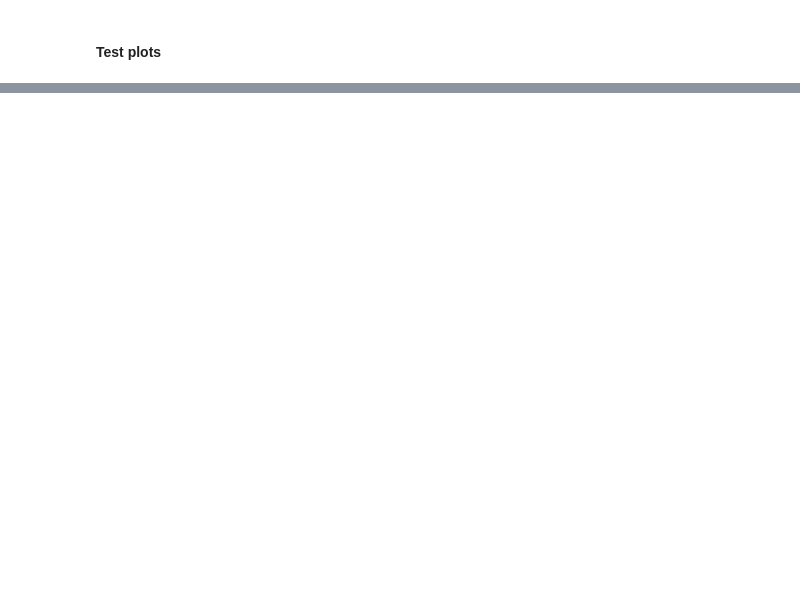
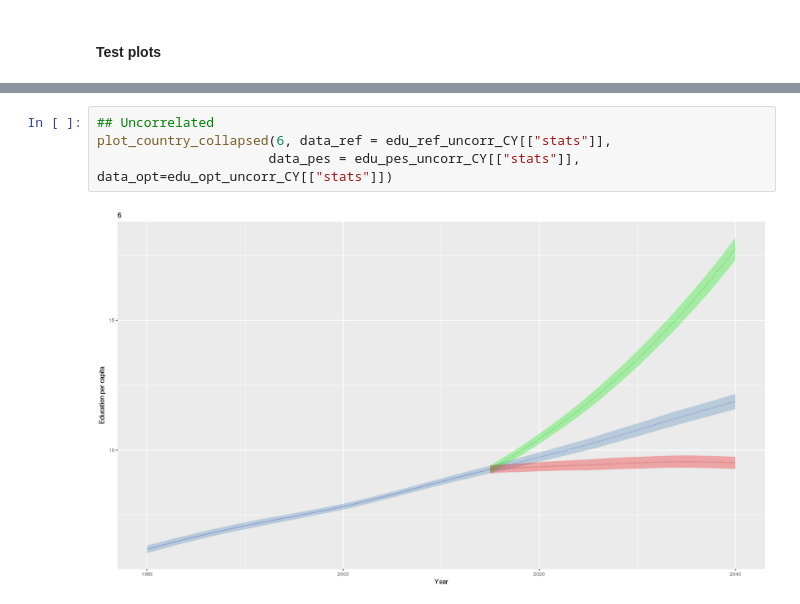
Before and after one commit to sadatnfs/copula, a Jupyter notebook: correlating_edu_LDI_TFR/1_correlating_within_edu.ipynb, the cells around one changed output, grey strips where cells are left out. Drawn from its saved outputs; the diff is of its cells as text; blank space fills up the shorter version.

```diff
--- a/correlating_edu_LDI_TFR/1_correlating_within_edu.ipynb
+++ b/correlating_edu_LDI_TFR/1_correlating_within_edu.ipynb
@@ -352,0 +425,6 @@ dev.off()
+# %%
+## Uncorrelated
+plot_country_collapsed(6, data_ref = edu_ref_uncorr_CY[["stats"]],
+                      data_pes = edu_pes_uncorr_CY[["stats"]], data_opt=edu_opt_uncorr_CY[["stats"]])
+# %% [output]
+[figure, added]
```
Also changed, not shown: parts of 32 cells of this notebook, 1 other file.
